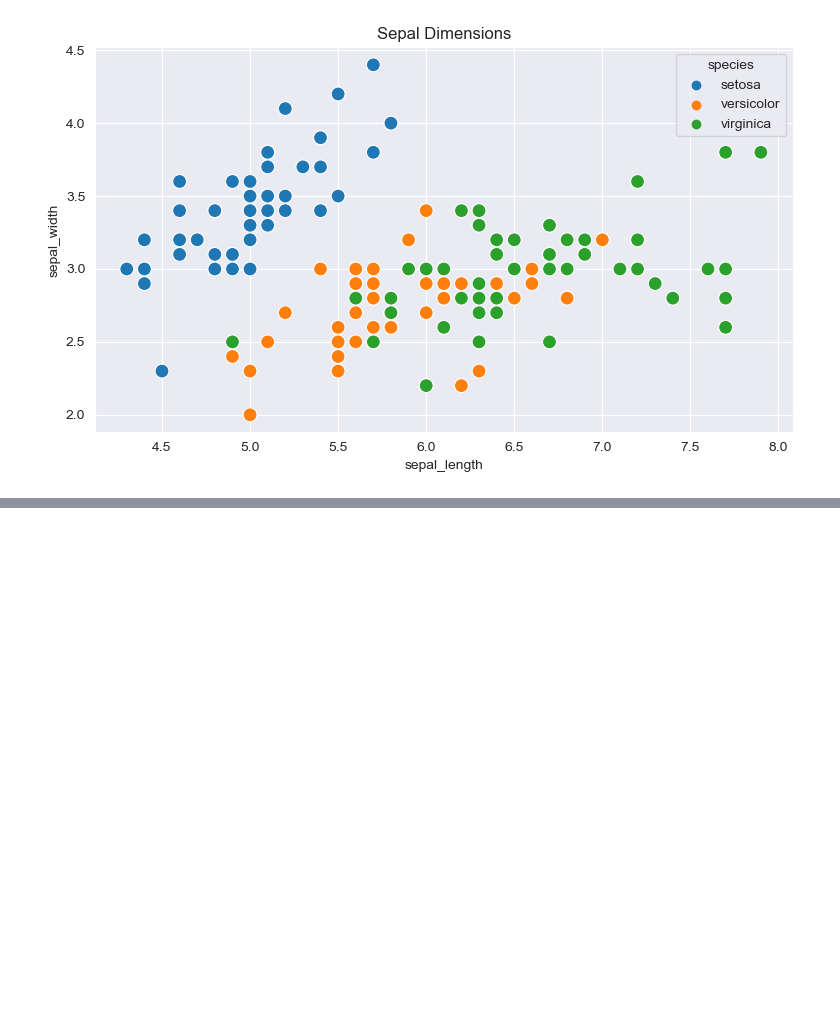
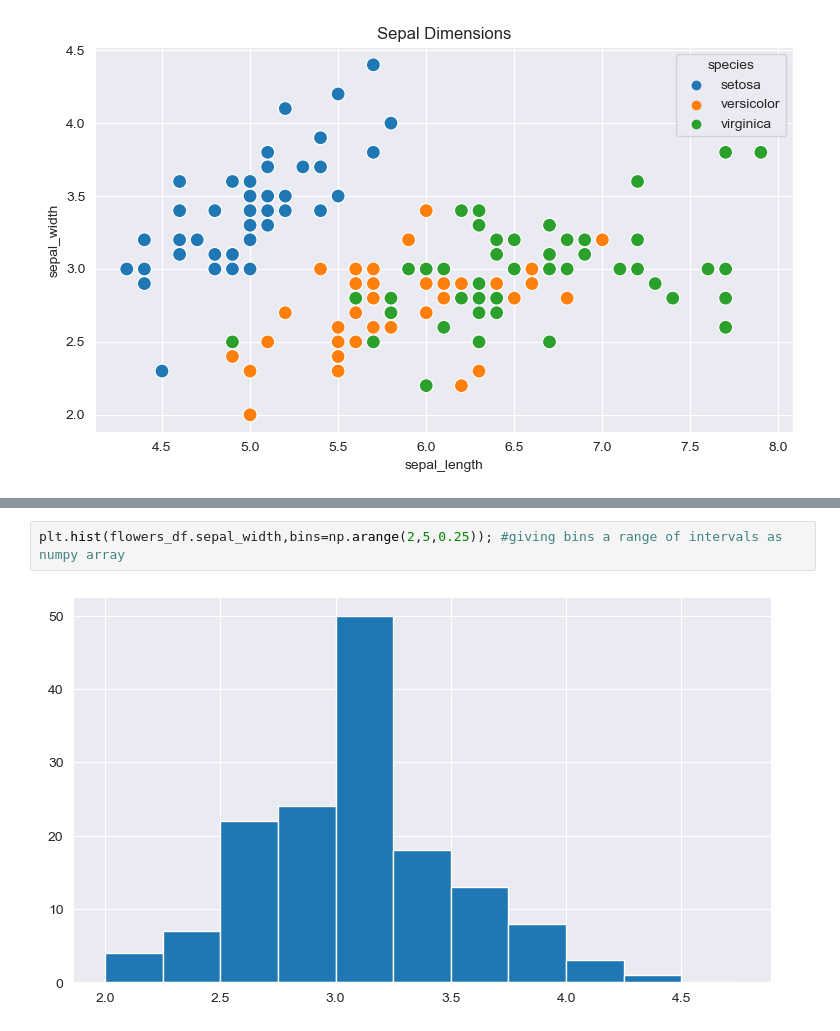
Before and after one commit to Swaraz08/Jupyter, a Jupyter notebook: pandas.ipynb, the cells around one changed output, grey strips where cells are left out. Drawn from its saved outputs; the diff is of its cells as text; blank space fills up the shorter version.

```diff
--- a/pandas.ipynb
+++ b/pandas.ipynb
@@ -926,0 +977,4 @@ sns.scatterplot(x='sepal_length',y='sepal_width',hue='species',s=100,data=flower
+# %%
+plt.hist(flowers_df.sepal_width,bins=np.arange(2,5,0.25)); #giving bins a range of intervals as numpy array
+# %% [output]
+[figure, added]
```
Also changed, not shown: parts of 15 cells of this notebook.
